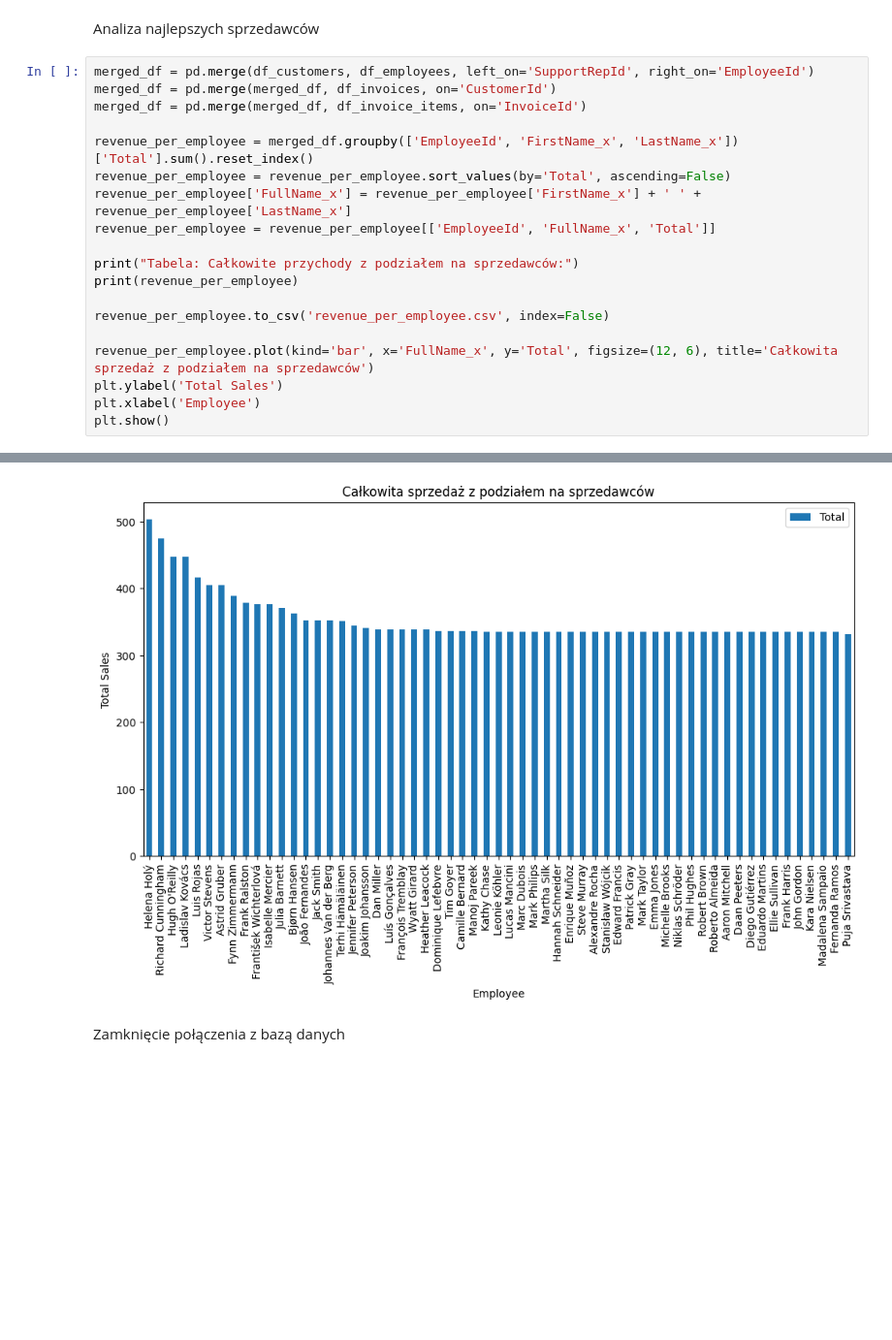
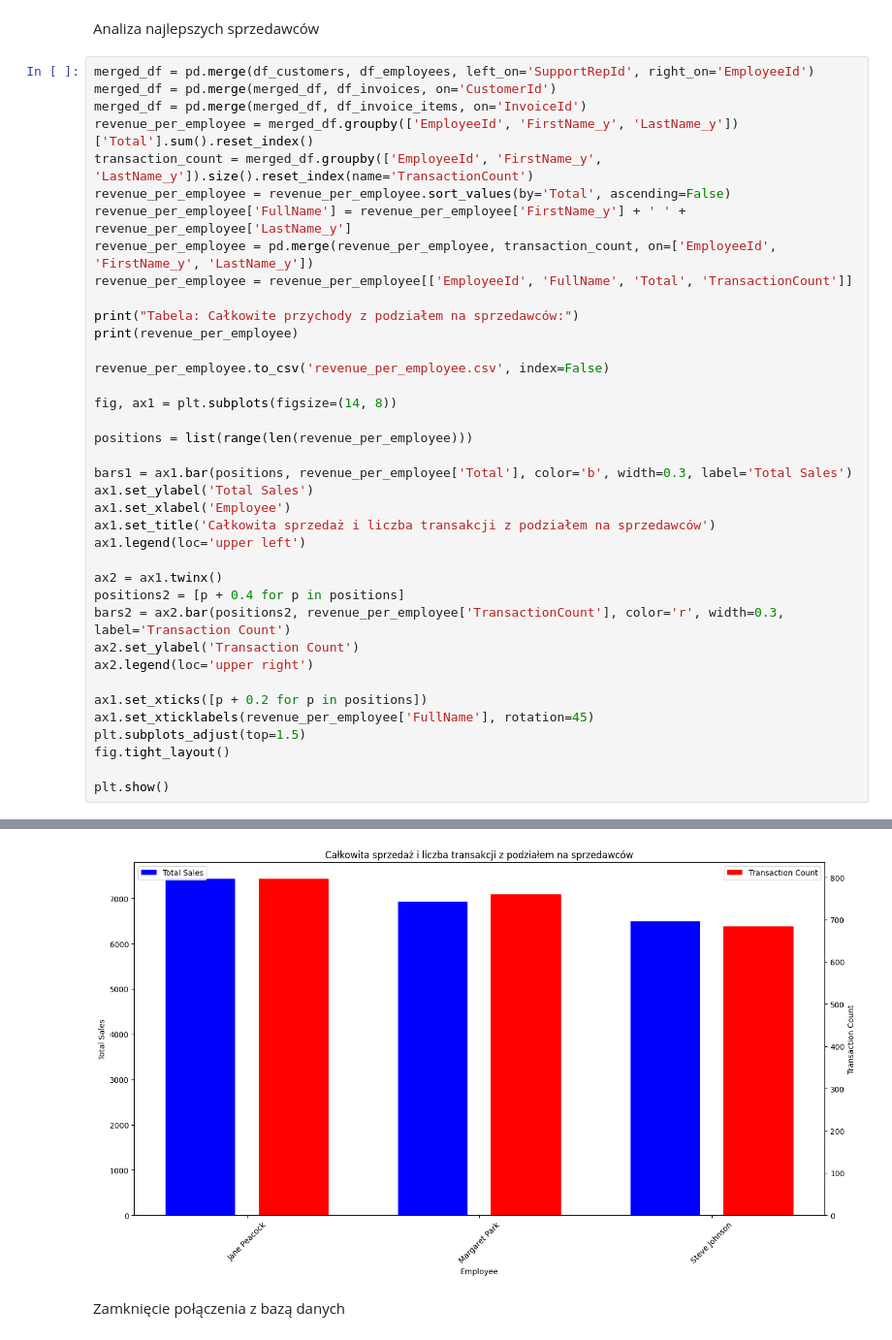
Before and after one commit to Bartek-Szewczyk/pandasProject, a Jupyter notebook: pandas.ipynb, the cells around one changed output, grey strips where cells are left out. Shown: that part at 97% size. Drawn from its saved outputs; the diff is of its cells as text; blank space fills up the shorter version.

Commit message:
analiza sprzedawców poprawa

```diff
--- a/pandas.ipynb
+++ b/pandas.ipynb
@@ -271,20 +271,39 @@ Analiza najlepszych sprzedawców
 merged_df = pd.merge(df_customers, df_employees, left_on='SupportRepId', right_on='EmployeeId')
 merged_df = pd.merge(merged_df, df_invoices, on='CustomerId')
 merged_df = pd.merge(merged_df, df_invoice_items, on='InvoiceId')
-
-revenue_per_employee = merged_df.groupby(['EmployeeId', 'FirstName_x', 'LastName_x'])['Total'].sum().reset_index()
+revenue_per_employee = merged_df.groupby(['EmployeeId', 'FirstName_y', 'LastName_y'])['Total'].sum().reset_index()
+transaction_count = merged_df.groupby(['EmployeeId', 'FirstName_y', 'LastName_y']).size().reset_index(name='TransactionCount')
 revenue_per_employee = revenue_per_employee.sort_values(by='Total', ascending=False)
-revenue_per_employee['FullName_x'] = revenue_per_employee['FirstName_x'] + ' ' + revenue_per_employee['LastName_x']
-revenue_per_employee = revenue_per_employee[['EmployeeId', 'FullName_x', 'Total']]
+revenue_per_employee['FullName'] = revenue_per_employee['FirstName_y'] + ' ' + revenue_per_employee['LastName_y']
+revenue_per_employee = pd.merge(revenue_per_employee, transaction_count, on=['EmployeeId', 'FirstName_y', 'LastName_y'])
+revenue_per_employee = revenue_per_employee[['EmployeeId', 'FullName', 'Total', 'TransactionCount']]
 
 print("Tabela: Całkowite przychody z podziałem na sprzedawców:")
 print(revenue_per_employee)
 
 revenue_per_employee.to_csv('revenue_per_employee.csv', index=False)
 
-revenue_per_employee.plot(kind='bar', x='FullName_x', y='Total', figsize=(12, 6), title='Całkowita sprzedaż z podziałem na sprzedawców')
-plt.ylabel('Total Sales')
-plt.xlabel('Employee')
+fig, ax1 = plt.subplots(figsize=(14, 8))
+
+positions = list(range(len(revenue_per_employee)))
+
+bars1 = ax1.bar(positions, revenue_per_employee['Total'], color='b', width=0.3, label='Total Sales')
+ax1.set_ylabel('Total Sales')
+ax1.set_xlabel('Employee')
+ax1.set_title('Całkowita sprzedaż i liczba transakcji z podziałem na sprzedawców')
+ax1.legend(loc='upper left')
+
+ax2 = ax1.twinx()
+positions2 = [p + 0.4 for p in positions]
+bars2 = ax2.bar(positions2, revenue_per_employee['TransactionCount'], color='r', width=0.3, label='Transaction Count')
+ax2.set_ylabel('Transaction Count')
+ax2.legend(loc='upper right')
+
+ax1.set_xticks([p + 0.2 for p in positions])
+ax1.set_xticklabels(revenue_per_employee['FullName'], rotation=45)
+plt.subplots_adjust(top=1.5)
+fig.tight_layout()
+
 plt.show()
 # %% [output]
 Tabela: Całkowite przychody z podziałem na sprzedawców:
@@ -307,4 +314,4 @@ Tabela: Całkowite przychody z podziałem na sprzedawców:
-[figure, old version]
+[figure, new version]
 # %% [markdown]
  Zamknięcie połączenia z bazą danych
 # %%
```
Also changed, not shown: parts of 1 cell of this notebook, 1 other file.
